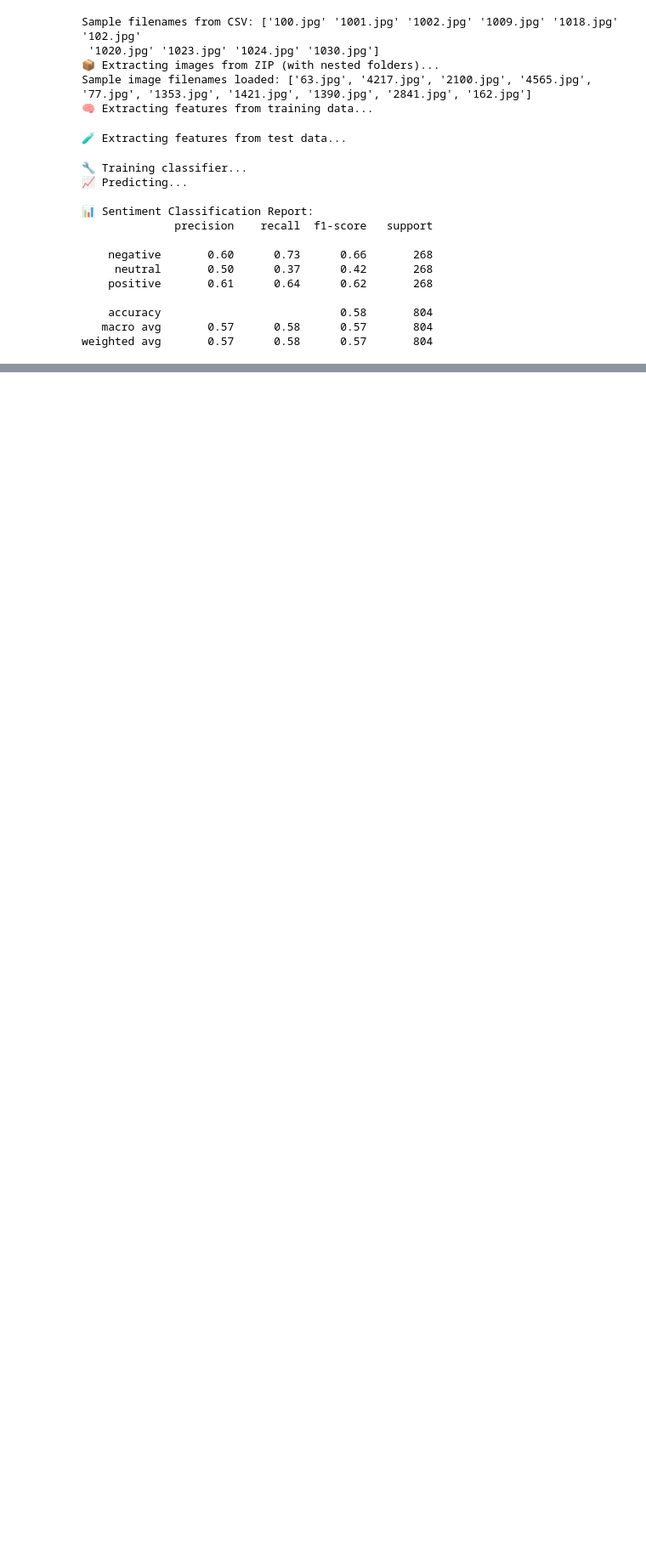
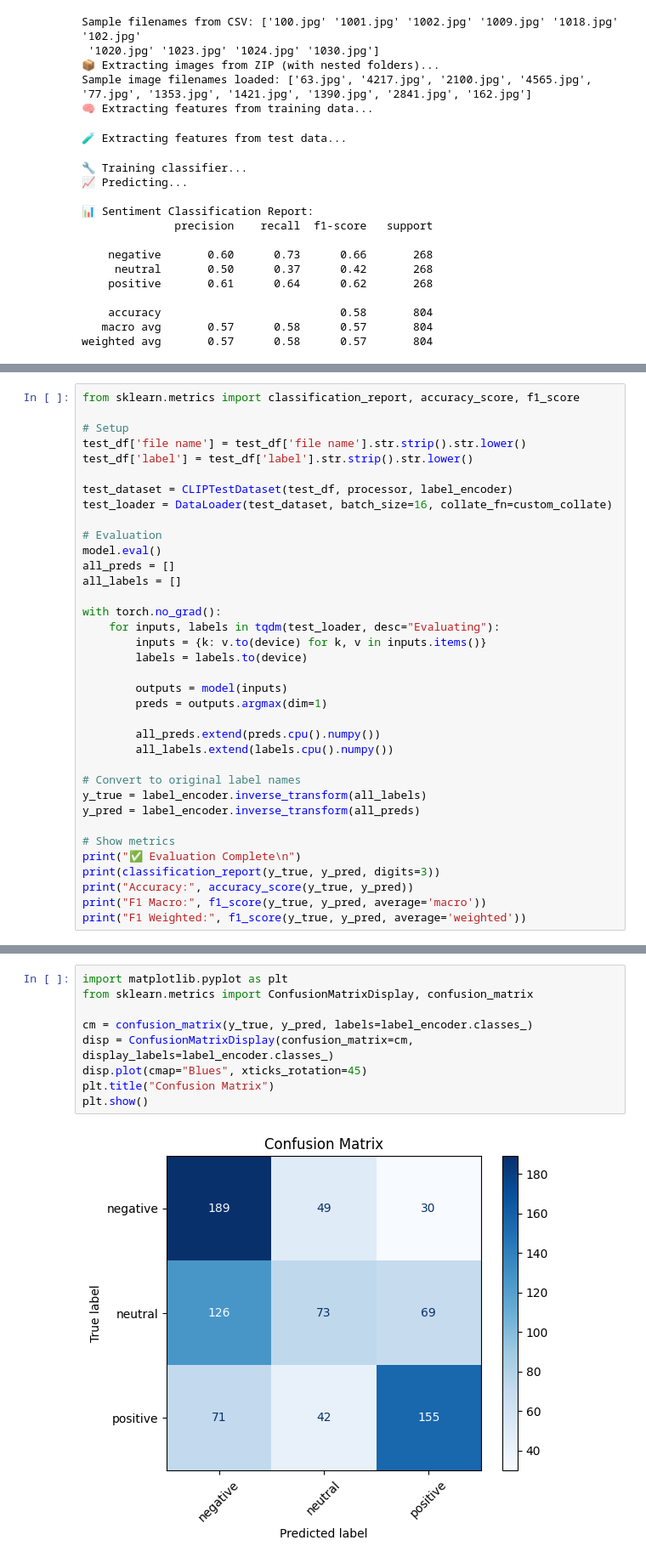
Before and after one commit to divyaprabhakaran7/Code-Mixed-Spanish-VLM-Study, a Jupyter notebook: CLIP.ipynb, the cells around one changed output, grey strips where cells are left out. Shown at 85% size. Saved outputs shown, nothing was run; the diff lists cells and outputs as text; blank space fills up the shorter version.

```diff
--- a/CLIP.ipynb
+++ b/CLIP.ipynb
@@ -224,0 +353,36 @@ weighted avg       0.57      0.58      0.57       804
+# %%
+from sklearn.metrics import classification_report, accuracy_score, f1_score
+
+# Setup
+test_df['file name'] = test_df['file name'].str.strip().str.lower()
+test_df['label'] = test_df['label'].str.strip().str.lower()
+
+test_dataset = CLIPTestDataset(test_df, processor, label_encoder)
+test_loader = DataLoader(test_dataset, batch_size=16, collate_fn=custom_collate)
+
+# Evaluation
+model.eval()
+all_preds = []
+all_labels = []
+
+with torch.no_grad():
+    for inputs, labels in tqdm(test_loader, desc="Evaluating"):
+        inputs = {k: v.to(device) for k, v in inputs.items()}
+        labels = labels.to(device)
+
+        outputs = model(inputs)
+        preds = outputs.argmax(dim=1)
+
+        all_preds.extend(preds.cpu().numpy())
+        all_labels.extend(labels.cpu().numpy())
+
+# Convert to original label names
+y_true = label_encoder.inverse_transform(all_labels)
+y_pred = label_encoder.inverse_transform(all_preds)
+
+# Show metrics
+print("✅ Evaluation Complete\n")
+print(classification_report(y_true, y_pred, digits=3))
+print("Accuracy:", accuracy_score(y_true, y_pred))
+print("F1 Macro:", f1_score(y_true, y_pred, average='macro'))
+print("F1 Weighted:", f1_score(y_true, y_pred, average='weighted'))
@@ -224,0 +405,11 @@ weighted avg       0.57      0.58      0.57       804
+# %%
+import matplotlib.pyplot as plt
+from sklearn.metrics import ConfusionMatrixDisplay, confusion_matrix
+
+cm = confusion_matrix(y_true, y_pred, labels=label_encoder.classes_)
+disp = ConfusionMatrixDisplay(confusion_matrix=cm, display_labels=label_encoder.classes_)
+disp.plot(cmap="Blues", xticks_rotation=45)
+plt.title("Confusion Matrix")
+plt.show()
+# %% [output]
+[figure, added]
```
Also changed, not shown: parts of 8 cells of this notebook.
